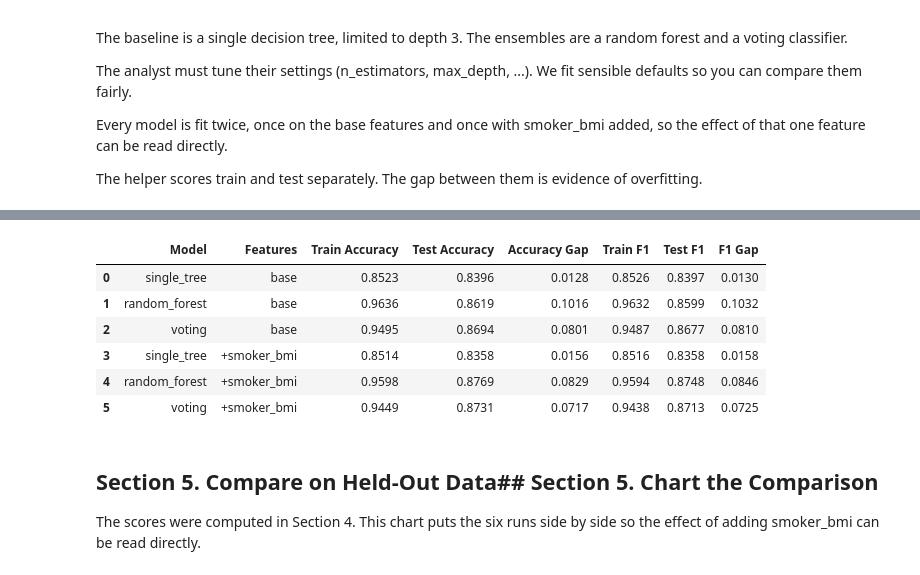
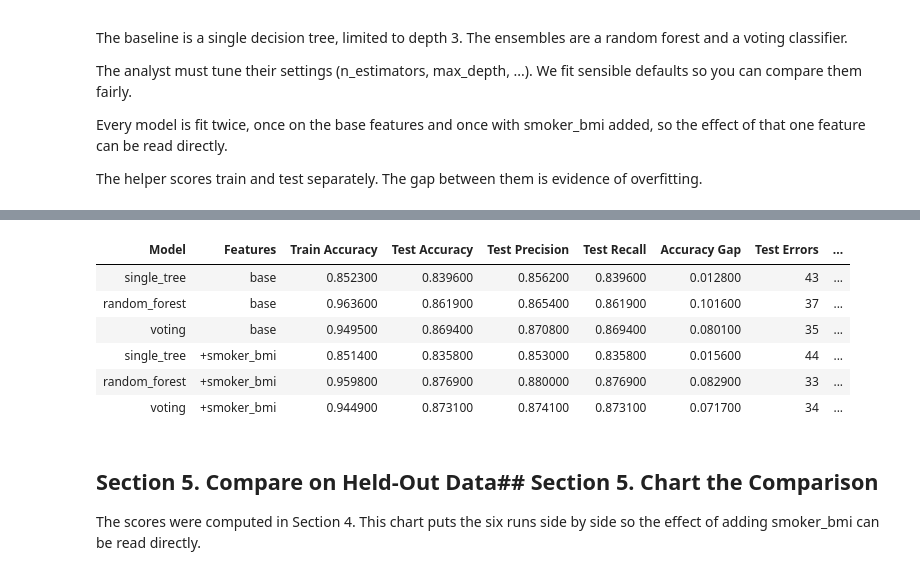
Before and after one commit to gracecode42/ml-05-ensembles, a Jupyter notebook: notebooks/ml_05_ensembles_gracecode42_project.ipynb, the cells around one changed output, grey strips where cells are left out. Drawn from its saved outputs; the diff is of its cells as text; code cells hidden in the pictures.

```diff
--- a/notebooks/ml_05_ensembles_gracecode42_project.ipynb
+++ b/notebooks/ml_05_ensembles_gracecode42_project.ipynb
@@ -294,6 +299,15 @@ def evaluate_model(
     test_f1 = f1_score(y_test, y_test_pred, average="weighted")
     acc_gap = train_acc - test_acc
     f1_gap = train_f1 - test_f1
+    test_errors = int((y_test != y_test_pred).sum())
+    test_precision = precision_score(y_test, y_test_pred, average="weighted")
+    test_recall = recall_score(y_test, y_test_pred, average="weighted")
+
+    actual_rank = np.array([CLASS_LABELS.index(v) for v in y_test])
+    pred_rank = np.array([CLASS_LABELS.index(v) for v in y_test_pred])
+    direction = pred_rank - actual_rank
+    under = int((direction < 0).sum())
+    over = int((direction > 0).sum())
 
     LOG.info(f"{name} [{features}]")
     LOG.info(
@@ -302,6 +316,10 @@ def evaluate_model(
     LOG.info(
         f"  train F1       {train_f1:.4f}   test F1       {test_f1:.4f}   gap {f1_gap:+.4f}"
     )
+
+    LOG.info(f"  test precision {test_precision:.4f}   test recall {test_recall:.4f}")
+    LOG.info(f"  test errors {test_errors} of {len(y_test)}")
+    LOG.info(f"  under-predicted {under}   over-predicted {over}")
 
     cm = pd.DataFrame(
         confusion_matrix(y_test, y_test_pred, labels=CLASS_LABELS),
@@ -316,7 +334,12 @@ def evaluate_model(
             "Features": features,
             "Train Accuracy": train_acc,
             "Test Accuracy": test_acc,
+            "Test Precision": test_precision,
+            "Test Recall": test_recall,
             "Accuracy Gap": acc_gap,
+            "Test Errors": test_errors,
+            "Under": under,
+            "Over": over,
             "Train F1": train_f1,
             "Test F1": test_f1,
             "F1 Gap": f1_gap,
@@ -370,7 +393,8 @@ def build_models() -> dict:
 
 
 LOG.info("=== Run 1: base features ===")
-for name, model in build_models().items():
+models_base = build_models()
+for name, model in models_base.items():
     evaluate_model(name, model, X_train, y_train, X_test, y_test, "base")
 
 LOG.info("=== Run 2: base features + smoker_bmi ===")
@@ -382,5 +406,5 @@ for name, model in models_plus.items():
 
 results_df: pd.DataFrame = pd.DataFrame(results)
 LOG.info(f"Results table:\n{results_df.round(4)}")
-results_df.round(4)
+results_df.round(4).style.hide(axis="index")
 # %% [output]
@@ -404,10 +428,10 @@ very high    8         6     4         49
-|  | Model | Features | Train Accuracy | Test Accuracy | Accuracy Gap | Train F1 | Test F1 | F1 Gap |
-| 0 | single_tree | base | 0.8523 | 0.8396 | 0.0128 | 0.8526 | 0.8397 | 0.0130 |
-| 1 | random_forest | base | 0.9636 | 0.8619 | 0.1016 | 0.9632 | 0.8599 | 0.1032 |
-| 2 | voting | base | 0.9495 | 0.8694 | 0.0801 | 0.9487 | 0.8677 | 0.0810 |
-| 3 | single_tree | +smoker_bmi | 0.8514 | 0.8358 | 0.0156 | 0.8516 | 0.8358 | 0.0158 |
-| 4 | random_forest | +smoker_bmi | 0.9598 | 0.8769 | 0.0829 | 0.9594 | 0.8748 | 0.0846 |
-| 5 | voting | +smoker_bmi | 0.9449 | 0.8731 | 0.0717 | 0.9438 | 0.8713 | 0.0725 |
+| Model | Features | Train Accuracy | Test Accuracy | Test Precision | Test Recall | Accuracy Gap | Test Errors | ... |
+| single_tree | base | 0.852300 | 0.839600 | 0.856200 | 0.839600 | 0.012800 | 43 | ... |
+| random_forest | base | 0.963600 | 0.861900 | 0.865400 | 0.861900 | 0.101600 | 37 | ... |
+| voting | base | 0.949500 | 0.869400 | 0.870800 | 0.869400 | 0.080100 | 35 | ... |
+| single_tree | +smoker_bmi | 0.851400 | 0.835800 | 0.853000 | 0.835800 | 0.015600 | 44 | ... |
+| random_forest | +smoker_bmi | 0.959800 | 0.876900 | 0.880000 | 0.876900 | 0.082900 | 33 | ... |
+| voting | +smoker_bmi | 0.944900 | 0.873100 | 0.874100 | 0.873100 | 0.071700 | 34 | ... |
 # %% [markdown]
 ## Section 5. Compare on Held-Out Data## Section 5. Chart the Comparison
 
```
Also changed, not shown: parts of 10 cells of this notebook, 2 other files.
